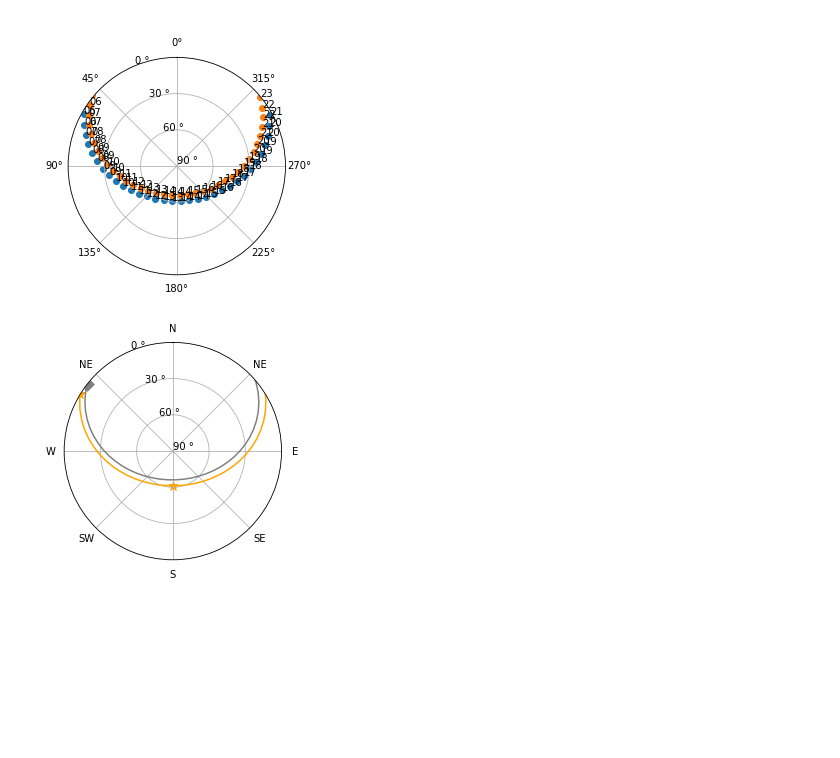
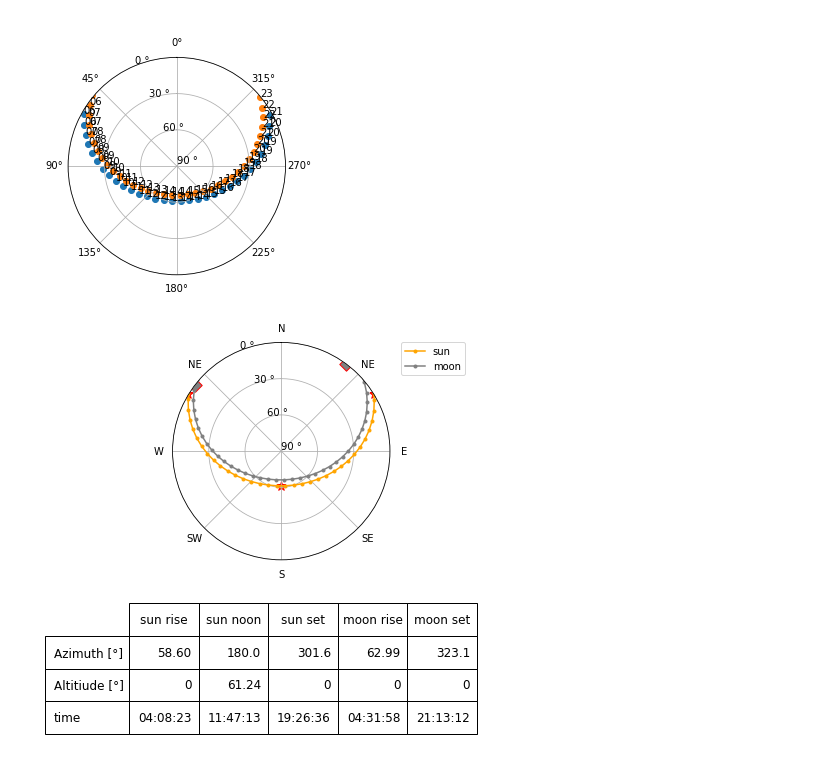
Before and after one commit to azydek0/python-homework_04, a Jupyter notebook: project_04.ipynb, the cells around one changed output. Saved outputs shown, nothing was run; the diff lists cells and outputs as text; code cells hidden in the pictures; blank space fills up the shorter version.

```diff
--- a/project_04.ipynb
+++ b/project_04.ipynb
@@ -49,7 +49,7 @@ class TravelerInTimeAndSapce():
         self.lat = locator.latitude * u.deg
         self.lon = locator.longitude * u.deg
         self.address = locator.address
-        self.time = Time(date).to_datetime(pytz.timezone(timezone))
+        self.time = Time(date, format='iso').to_datetime(pytz.timezone(timezone))
         self.tzname = self.time.timetz().tzname()
     def __repr__(self):
         return ('lat=' + str(self.lat) +
@@ -136,25 +134,59 @@ ax.set_rticks([90, 60, 30, 0])
 ax.yaxis.set_major_formatter(EngFormatter(unit=u"°"))
 # %% [output]
 [figure]
+# %%
+#ISO time and az degree
+obs_noon_time.format = 'iso'
+obs_moon_rise_time.format = 'iso'
+obs_moon_set_time.format = 'iso'
+obs_sun_rise_time.format = 'iso'
+obs_sun_set_time.format = 'iso'
+
+obs_sun_rise_az_deg = observer.sun_altaz(obs_sun_rise_time).az.degree
+obs_sun_set_az_deg = observer.sun_altaz(obs_sun_set_time).az.degree
+obs_moon_rise_az_deg = observer.sun_altaz(obs_moon_rise_time).az.degree
+obs_moon_set_az_deg = observer.sun_altaz(obs_moon_set_time).az.degree
+obs_noon_az_deg = observer.sun_altaz(obs_noon_time).az.degree
 # %%
 fig = plt.figure()
 ax = fig.add_subplot(111, projection='polar')
-s = ax.plot(obs_sun_az, obs_sun_alt, color='orange')
-m = ax.plot(obs_moon_az, obs_moon_alt, color='grey')
-s_rise = ax.scatter(obs_sun_rise_az, 0, s=90, marker='*', c='orange')
-m_rise = ax.scatter(obs_moon_rise_az, 0, s=90, marker='D', c='grey')
-s_noon = ax.scatter(obs_noon_az, obs_noon_alt, s=90, marker='*', c='orange')
+s = ax.plot(obs_sun_az, obs_sun_alt, color='orange', marker='.', label='sun')
+m = ax.plot(obs_moon_az, obs_moon_alt, color='grey', marker='.', label='moon')
+s_rise = ax.scatter(obs_sun_rise_az, 0, s=90, marker='*', c='orange', edgecolors='red')
+m_rise = ax.scatter(obs_moon_rise_az, 0, s=90, marker='D', c='grey', edgecolors='red')
+s_set = ax.scatter(obs_sun_set_az, 0, s=90, marker='*', c='orange', edgecolors='red')
+m_set = ax.scatter(obs_moon_set_az, 0, s=90, marker='D', c='grey', edgecolors='red')
+s_noon = ax.scatter(obs_noon_az, obs_noon_alt, s=90, marker='*', c='orange', edgecolors='red')
 
 #for i, txt in enumerate(obs_time):
     #ax.annotate(iso_tz(txt, traveler.tzname)[11:13], (obs_sun_az[i], obs_sun_alt[i]))
 
 #for i, txt in enumerate(obs_time):
     #ax.annotate(iso_tz(txt, traveler.tzname)[11:13], (obs_moon_az[i], obs_moon_alt[i]))
 
 ax.set_theta_zero_location('N')
 ax.set_rlim(90, 0, 1)
 ax.set_rticks([90, 60, 30, 0])
 ax.set_xticklabels(['N', 'NE', 'W', 'SW', 'S', 'SE', 'E', 'NE'])
 ax.yaxis.set_major_formatter(EngFormatter(unit=u"°"))
+ax.legend(bbox_to_anchor=(1.05, 1), loc='upper left', borderaxespad=0.)
+
+#Tabela z danymi
+row_labels = ['Azimuth [°]', 'Altitiude [°]', 'time']
+col_labels = ['sun rise', 'sun noon', 'sun set', 'moon rise', 'moon set']
+table_values = [[str(obs_sun_rise_az_deg)[:5], str(obs_noon_az_deg)[:5], str(obs_sun_set_az_deg)[:5], str(obs_moon_rise_az_deg)[:5], str(obs_moon_set_az_deg)[:5]],
+                [0, str(obs_noon_alt)[:5], 0, 0, 0],
+                [str(obs_sun_rise_time)[11:19], str(obs_noon_time)[11:19], str(obs_sun_set_time)[11:19], str(obs_moon_rise_time)[11:19], str(obs_moon_set_time)[11:19]]]
+
+# Draw table
+tabela = plt.table(cellText=table_values,
+                      colWidths=[0.1] * 5,
+                      rowLabels=row_labels,
+                      colLabels=col_labels,
+                      loc='bottom',
+                   bbox=[-0.2, -0.8, 1.6, 0.6])
+tabela.auto_set_font_size(False)
+tabela.set_fontsize(12)
+tabela.scale(4, 4)
 # %% [output]
-[figure, old version]
+[figure, new version]
```
Also changed, not shown: parts of 3 cells of this notebook.
